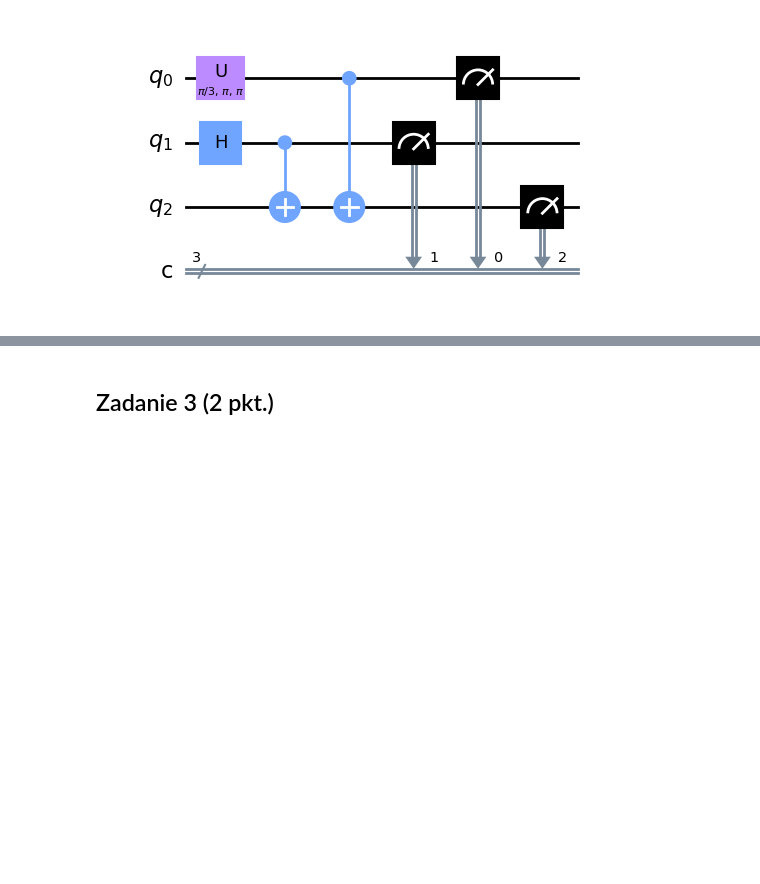
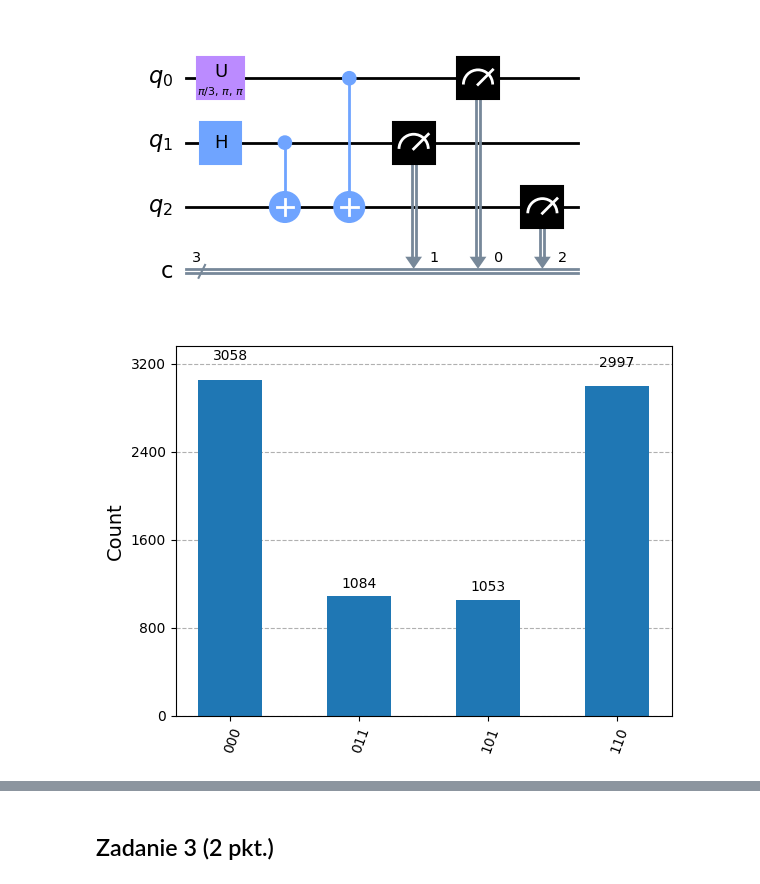
Before and after one commit to mawojcik/cryptography, a Jupyter notebook: Lista10/Lista10.ipynb, the cells around one changed output, grey strips where cells are left out. Saved outputs shown, nothing was run; the diff lists cells and outputs as text; code cells hidden in the pictures; blank space fills up the shorter version.

```diff
--- a/Lista10/Lista10.ipynb
+++ b/Lista10/Lista10.ipynb
@@ -66,6 +66,17 @@ qc.measure([0,1,2],[0,1,2])
 qc.draw(output='mpl',style="clifford")
 # %% [output]
 [figure]
+# %%
+# Transpile for simulator
+simulator = AerSimulator()
+qct = transpile(qc, simulator)
+
+# Run and get counts
+result = simulator.run(qct,shots=8192).result()
+counts = result.get_counts(qct)
+plot_histogram(counts)
+# %% [output]
+[figure, added]
 # %% [markdown]
 Rozwiązanie:
 <img src="zad2.jpeg" width="500" align="center"/>
```
